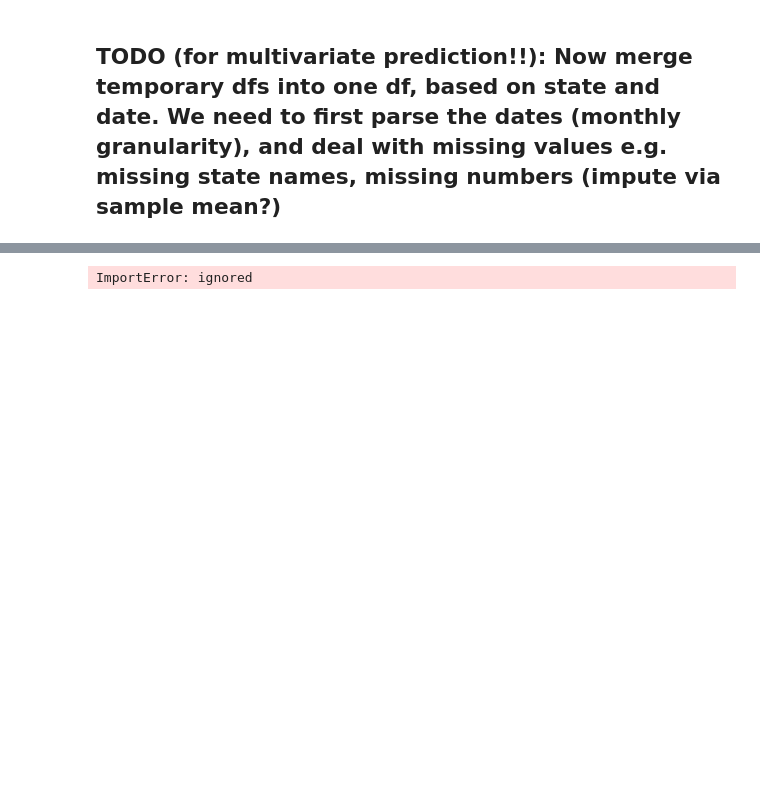
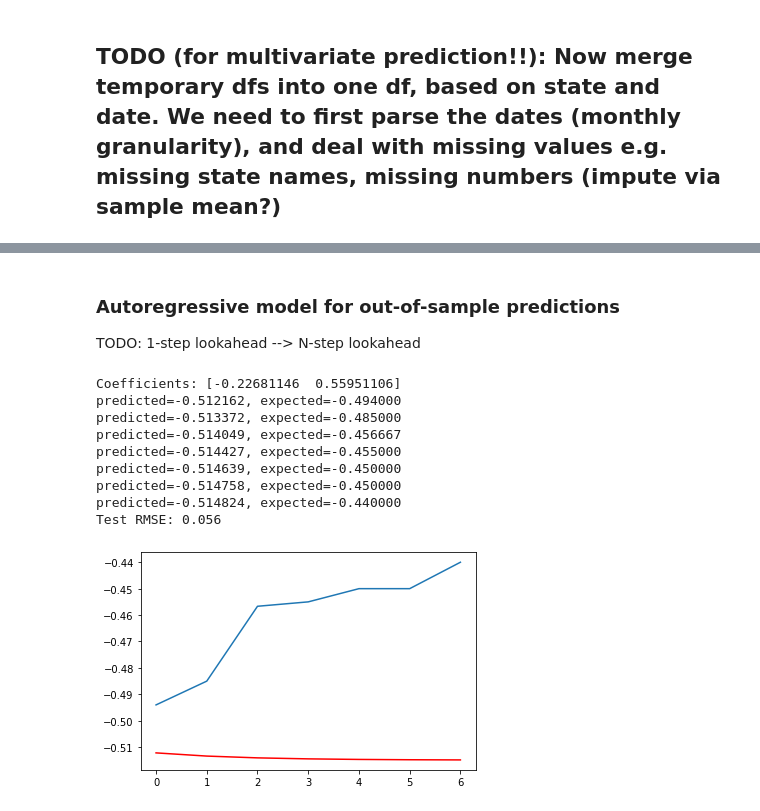
Before and after one commit to elizabethyoo/team_9, a Jupyter notebook: time_series.ipynb, the cells around one changed output, grey strips where cells are left out. Saved outputs shown, nothing was run; the diff lists cells and outputs as text; code cells hidden in the pictures; blank space fills up the shorter version.

```diff
--- a/time_series.ipynb
+++ b/time_series.ipynb
@@ -142,28 +181,49 @@ osi_df = sbps_tmp.drop(['Expected recovery index'], axis=1)
+# %% [markdown]
+### Autoregressive model for out-of-sample predictions
+TODO: 1-step lookahead --> N-step lookahead
 # %%
-# create and evaluate a static autoregressive model
+# static autoregressive model
 from pandas import read_csv
 from matplotlib import pyplot
 from statsmodels.tsa.ar_model import AutoReg
 from sklearn.metrics import mean_squared_error
 from math import sqrt
+
 # load dataset
-series = read_csv('/content/gdrive/MyDrive/Group 9 Project Documents/Datasets/cleaned_datasets/eri_ca.csv', header=0, index_col=0, parse_dates=True, squeeze=True)
+series = read_csv('/content/gdrive/MyDrive/Group 9 Project Documents/Datasets/cleaned_datasets/eri_univariate.csv', header=0, index_col=0, parse_dates=True, squeeze=True)
+series.reset_index(drop=True, inplace=True)
+
 # split dataset
 X = series.values
 train, test = X[1:len(X)-7], X[len(X)-7:]
 # train autoregression
-model = AutoReg(train, lags=29)
+model = AutoReg(train, lags=1)
 model_fit = model.fit()
 print('Coefficients: %s' % model_fit.params)
 # make predictions
 predictions = model_fit.predict(start=len(train), end=len(train)+len(test)-1, dynamic=False)
 for i in range(len(predictions)):
 	print('predicted=%f, expected=%f' % (predictions[i], test[i]))
 rmse = sqrt(mean_squared_error(test, predictions))
 print('Test RMSE: %.3f' % rmse)
 # plot results
 pyplot.plot(test)
 pyplot.plot(predictions, color='red')
 pyplot.show()
+
+
+from pandas import datetime
+start_index = datetime(1990, 12, 25)
+end_index = datetime(1990, 12, 26)
+forecast = model_fit.predict(start=start_index, end=end_index)
 # %% [output]
-ImportError: ignored
+Coefficients: [-0.22681146  0.55951106]
+predicted=-0.512162, expected=-0.494000
+predicted=-0.513372, expected=-0.485000
+predicted=-0.514049, expected=-0.456667
+predicted=-0.514427, expected=-0.455000
+predicted=-0.514639, expected=-0.450000
+predicted=-0.514758, expected=-0.450000
+predicted=-0.514824, expected=-0.440000
+Test RMSE: 0.056
+[figure, added]
```
Also changed, not shown: parts of 12 cells of this notebook.
